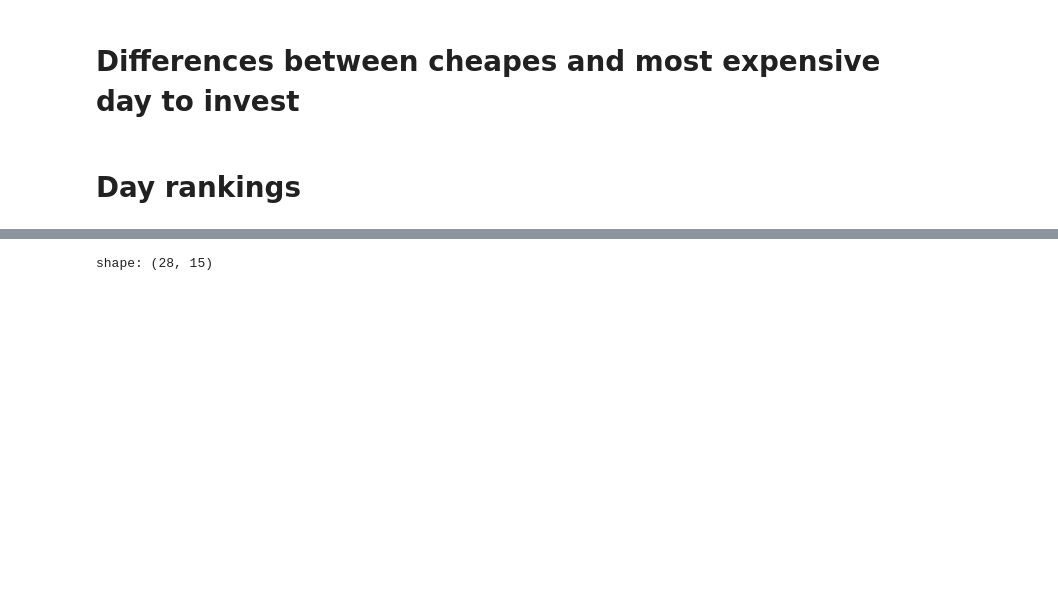
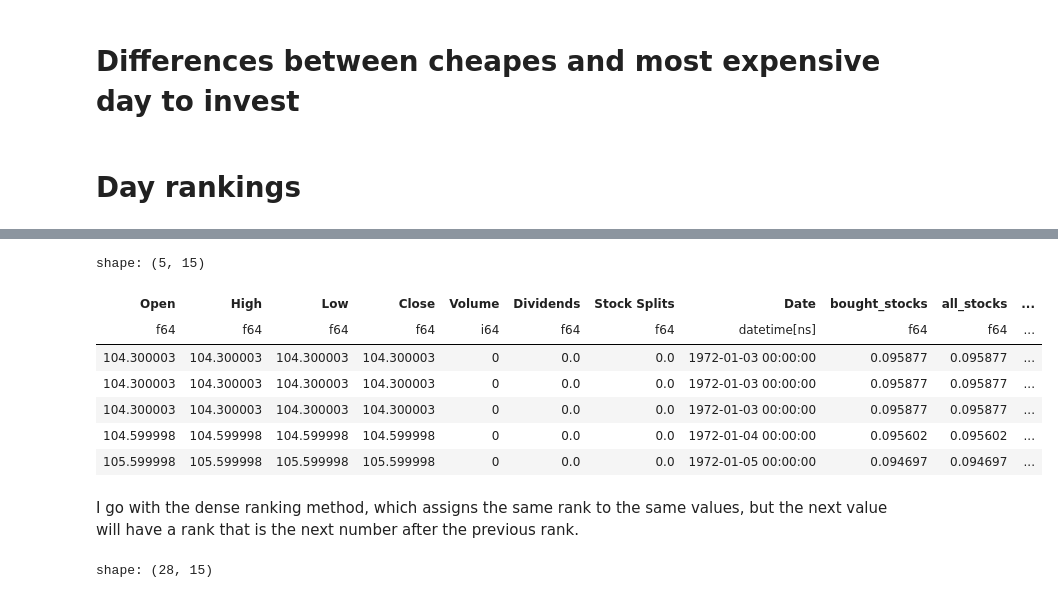
Before and after one commit to meszdav/best-day-to-save, a Jupyter notebook: 01_analysis.ipynb, the cells around one changed output, grey strips where cells are left out. Cells and saved outputs as stored; diff of their text form; code cells hidden in the pictures; blank space fills up the shorter version.

```diff
--- a/01_analysis.ipynb
+++ b/01_analysis.ipynb
@@ -397 +366,14 @@ result_df = pl.concat(result_dataframes)
+# %%
+rank_df.head().collect()
+# %% [output]
+shape: (5, 15)
+| Open | High | Low | Close | Volume | Dividends | Stock Splits | Date | bought_stocks | all_stocks | ... |
+| f64 | f64 | f64 | f64 | i64 | f64 | f64 | datetime[ns] | f64 | f64 | ... |
+| 104.300003 | 104.300003 | 104.300003 | 104.300003 | 0 | 0.0 | 0.0 | 1972-01-03 00:00:00 | 0.095877 | 0.095877 | ... |
+| 104.300003 | 104.300003 | 104.300003 | 104.300003 | 0 | 0.0 | 0.0 | 1972-01-03 00:00:00 | 0.095877 | 0.095877 | ... |
+| 104.300003 | 104.300003 | 104.300003 | 104.300003 | 0 | 0.0 | 0.0 | 1972-01-03 00:00:00 | 0.095877 | 0.095877 | ... |
+| 104.599998 | 104.599998 | 104.599998 | 104.599998 | 0 | 0.0 | 0.0 | 1972-01-04 00:00:00 | 0.095602 | 0.095602 | ... |
+| 105.599998 | 105.599998 | 105.599998 | 105.599998 | 0 | 0.0 | 0.0 | 1972-01-05 00:00:00 | 0.094697 | 0.094697 | ... |
+# %% [markdown]
+I go with the dense ranking method, which assigns the same rank to the same values, but the next value will have a rank that is the next number after the previous rank.
 # %%
```
Also changed, not shown: parts of 15 cells of this notebook.
